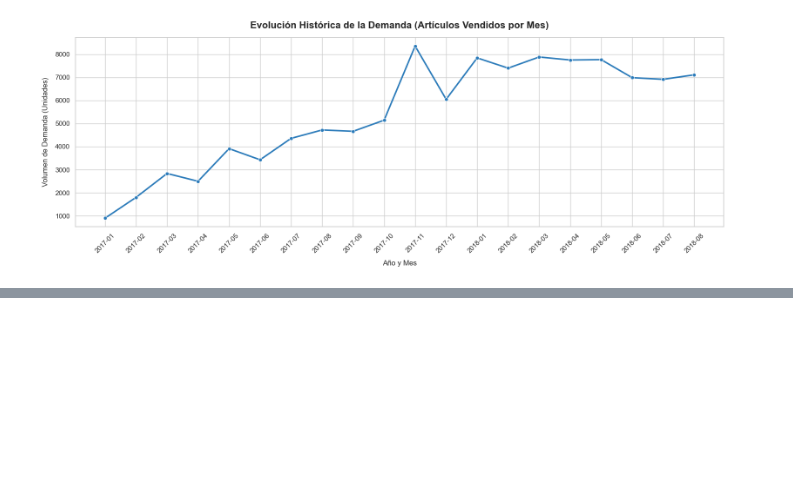
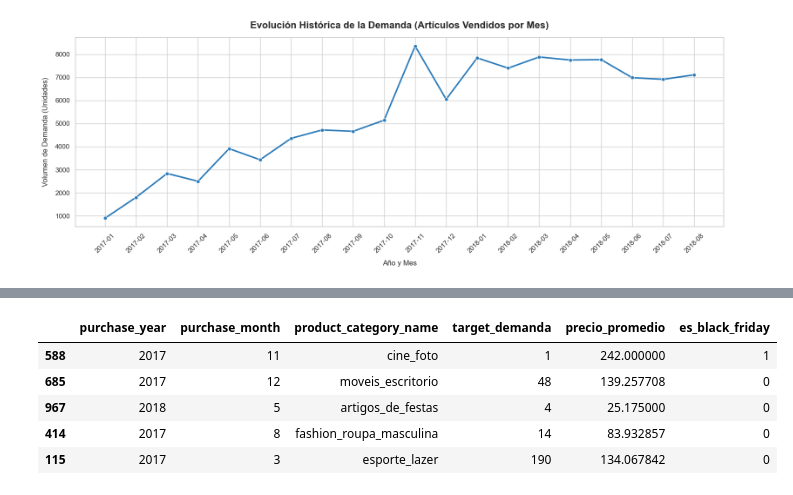
Before and after one commit to Carolina-Lezama/ecommerce-demand-predictor, a Jupyter notebook: notebooks/df_master_eda.ipynb, the cells around one changed output, grey strips where cells are left out. Cells and saved outputs as stored; diff of their text form; code cells hidden in the pictures; blank space fills up the shorter version.

```diff
--- a/notebooks/df_master_eda.ipynb
+++ b/notebooks/df_master_eda.ipynb
@@ -149,4 +155,21 @@ None
 # %%
-# DIVISIÓN
-from sklearn.model_selection import train_test_split
+df_modelo = df_master.groupby(['purchase_year', 'purchase_month', 'product_category_name']).agg(
+    target_demanda=('order_id', 'count'), # Target
+    precio_promedio=('price', 'mean'), # Promediamos el precio de esa categoría en ese mes
+    es_black_friday=('is_black_friday', 'max'),
+    es_fin_de_semana=('is_weekend', 'mean'),
+    es_envio_gratis=('is_free_shipping', 'mean')
+).reset_index()
+
+# Ordenamos por año y mes para que quede como una línea de tiempo real
+df_modelo = df_modelo.sort_values(['purchase_year', 'purchase_month'])
+
+df_modelo.sample(5)
+# %% [output]
+|  | purchase_year | purchase_month | product_category_name | target_demanda | precio_promedio | es_black_friday |
+| 588 | 2017 | 11 | cine_foto | 1 | 242.000000 | 1 |
+| 685 | 2017 | 12 | moveis_escritorio | 48 | 139.257708 | 0 |
+| 967 | 2018 | 5 | artigos_de_festas | 4 | 25.175000 | 0 |
+| 414 | 2017 | 8 | fashion_roupa_masculina | 14 | 83.932857 | 0 |
+| 115 | 2017 | 3 | esporte_lazer | 190 | 134.067842 | 0 |
 # %%
```
Also changed, not shown: parts of 5 cells of this notebook.
